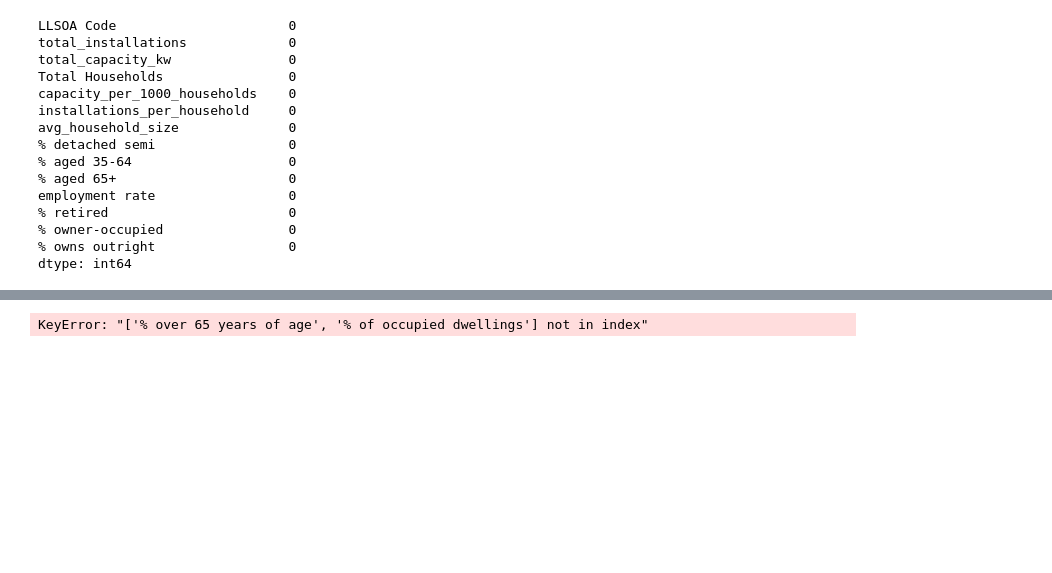
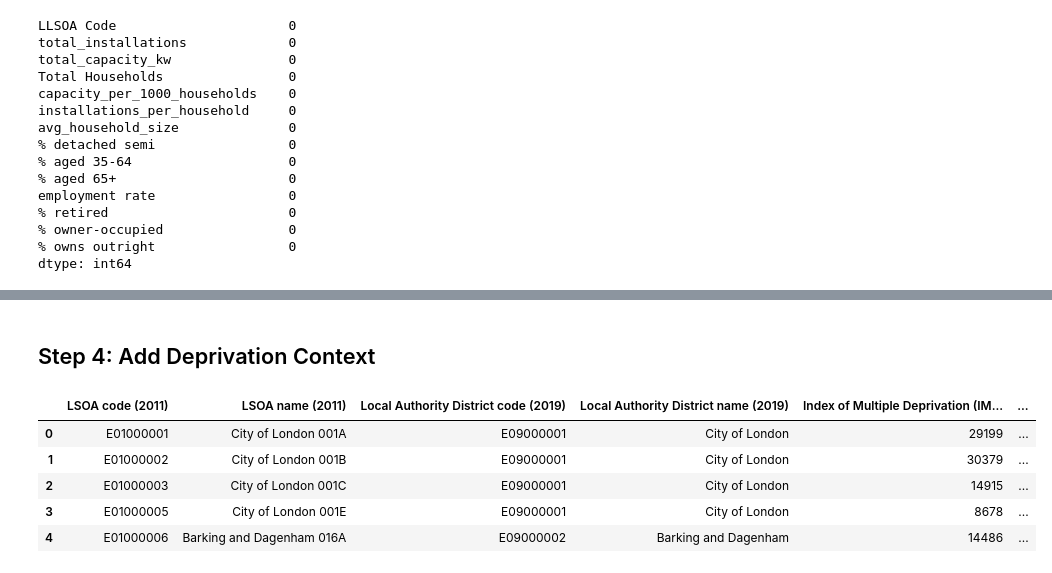
Before and after one commit to SonaliDesaiDS/uk-solar-pv-socio-spatial-analysis, a Jupyter notebook: notebooks/solar_pv_analysis_draft.ipynb, the cells around one changed output, grey strips where cells are left out. Cells and saved outputs as stored; diff of their text form; code cells hidden in the pictures; blank space fills up the shorter version.

```diff
--- a/notebooks/solar_pv_analysis_draft.ipynb
+++ b/notebooks/solar_pv_analysis_draft.ipynb
@@ -777,13 +748,15 @@ sns.heatmap(numeric_data.corr(), annot=True, cmap='coolwarm')
-# %%
-from statsmodels.stats.outliers_influence import variance_inflation_factor
-
-X = merged_data[['% detached semi', '% over 65 years of age',
-                 'employment rate', '% of occupied dwellings']]
-
-vif_data = pd.DataFrame()
-vif_data['feature'] = X.columns
-vif_data['VIF'] = [variance_inflation_factor(X.values, i) for i in range(X.shape[1])]
-
-print(vif_data)
-# %% [output]
-KeyError: "['% over 65 years of age', '% of occupied dwellings'] not in index"
+# %% [markdown]
+## Step 4: Add Deprivation Context
+# %%
+file_path9 = os.path.join("..", "data", "Deprivation data", "File_1_-_IMD2019_Index_of_Multiple_Deprivation.xlsx")
+Dep_df = pd.read_excel(file_path9,sheet_name = 'IMD2019')
+
+Dep_df.columns = Dep_df.columns.str.strip()
+Dep_df.head()
+# %% [output]
+|  | LSOA code (2011) | LSOA name (2011) | Local Authority District code (2019) | Local Authority District name (2019) | Index of Multiple Deprivation (IM... | ... |
+| 0 | E01000001 | City of London 001A | E09000001 | City of London | 29199 | ... |
+| 1 | E01000002 | City of London 001B | E09000001 | City of London | 30379 | ... |
+| 2 | E01000003 | City of London 001C | E09000001 | City of London | 14915 | ... |
+| 3 | E01000005 | City of London 001E | E09000001 | City of London | 8678 | ... |
+| 4 | E01000006 | Barking and Dagenham 016A | E09000002 | Barking and Dagenham | 14486 | ... |
```
Also changed, not shown: parts of 21 cells of this notebook.
